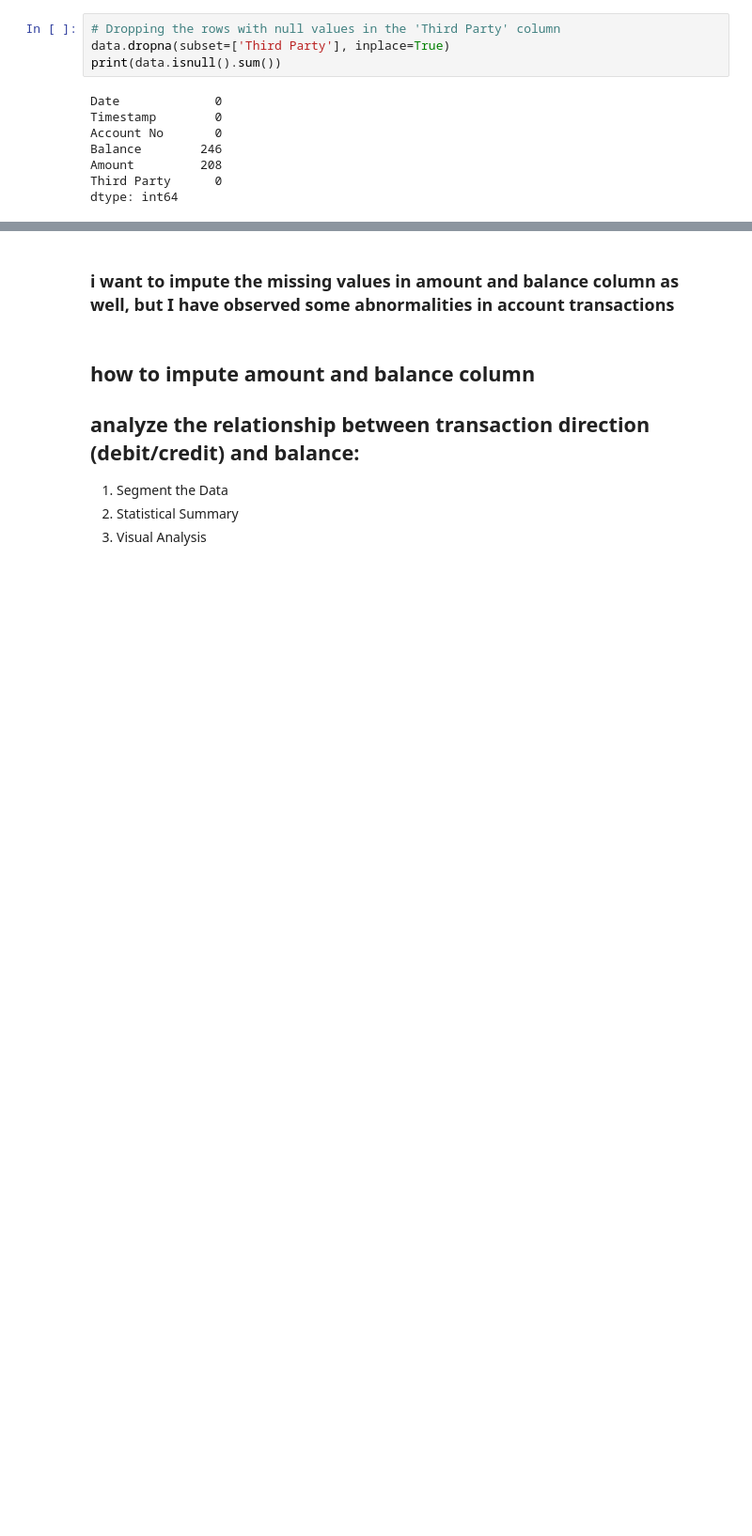
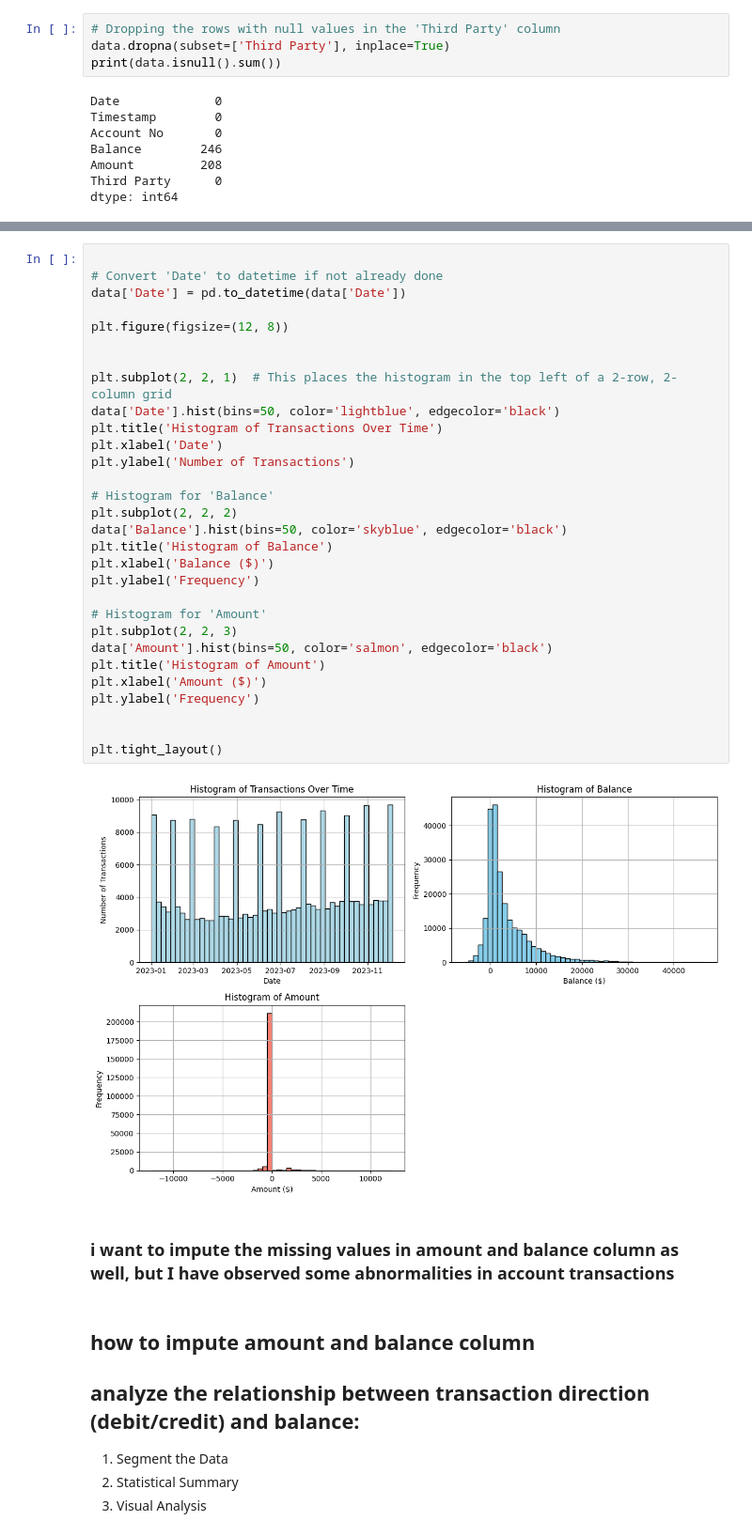
Before and after one commit to UoB-DSMP-2023-24/dsmp-2024-group-33, a Jupyter notebook: 2nd dataset- marketing.ipynb, the cells around one changed output, grey strips where cells are left out. Shown at 94% size. Cells and saved outputs as stored; diff of their text form; blank space fills up the shorter version.

```diff
--- a/2nd dataset- marketing.ipynb
+++ b/2nd dataset- marketing.ipynb
@@ -260,3 +260,35 @@ plt.show() ## to see the distributions of data
+# %%
+
+# Convert 'Date' to datetime if not already done
+data['Date'] = pd.to_datetime(data['Date'])
+
+plt.figure(figsize=(12, 8))
+
+
+plt.subplot(2, 2, 1)  # This places the histogram in the top left of a 2-row, 2-column grid
+data['Date'].hist(bins=50, color='lightblue', edgecolor='black')
+plt.title('Histogram of Transactions Over Time')
+plt.xlabel('Date')
+plt.ylabel('Number of Transactions')
+
+# Histogram for 'Balance'
+plt.subplot(2, 2, 2)
+data['Balance'].hist(bins=50, color='skyblue', edgecolor='black')
+plt.title('Histogram of Balance')
+plt.xlabel('Balance ($)')
+plt.ylabel('Frequency')
+
+# Histogram for 'Amount'
+plt.subplot(2, 2, 3)
+data['Amount'].hist(bins=50, color='salmon', edgecolor='black')
+plt.title('Histogram of Amount')
+plt.xlabel('Amount ($)')
+plt.ylabel('Frequency')
+
+
+plt.tight_layout()
+# %% [output]
+[figure, added]
 # %% [markdown]
 ### i want to impute the missing values in amount and balance column  as well, but I have observed some abnormalities in account transactions
 # %% [markdown]
```
Also changed, not shown: parts of 6 cells of this notebook, 1 other file.
